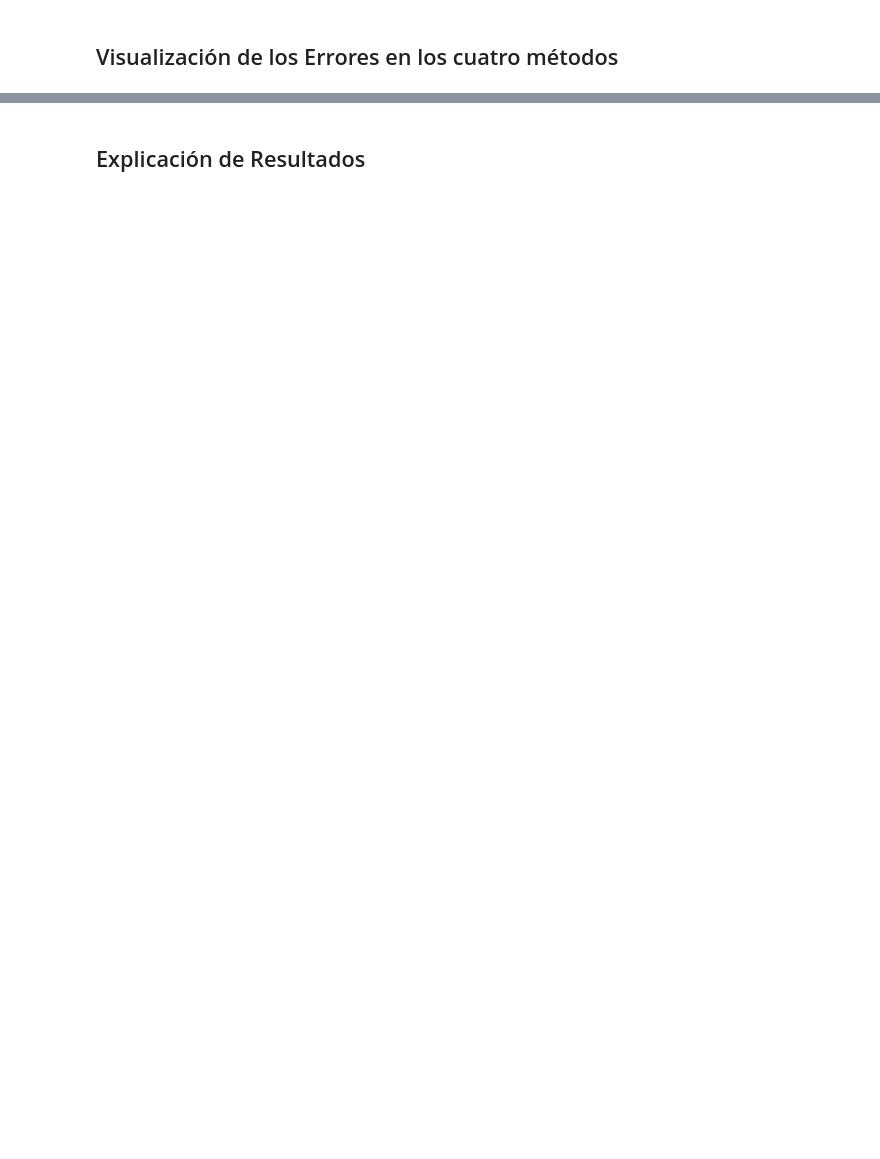
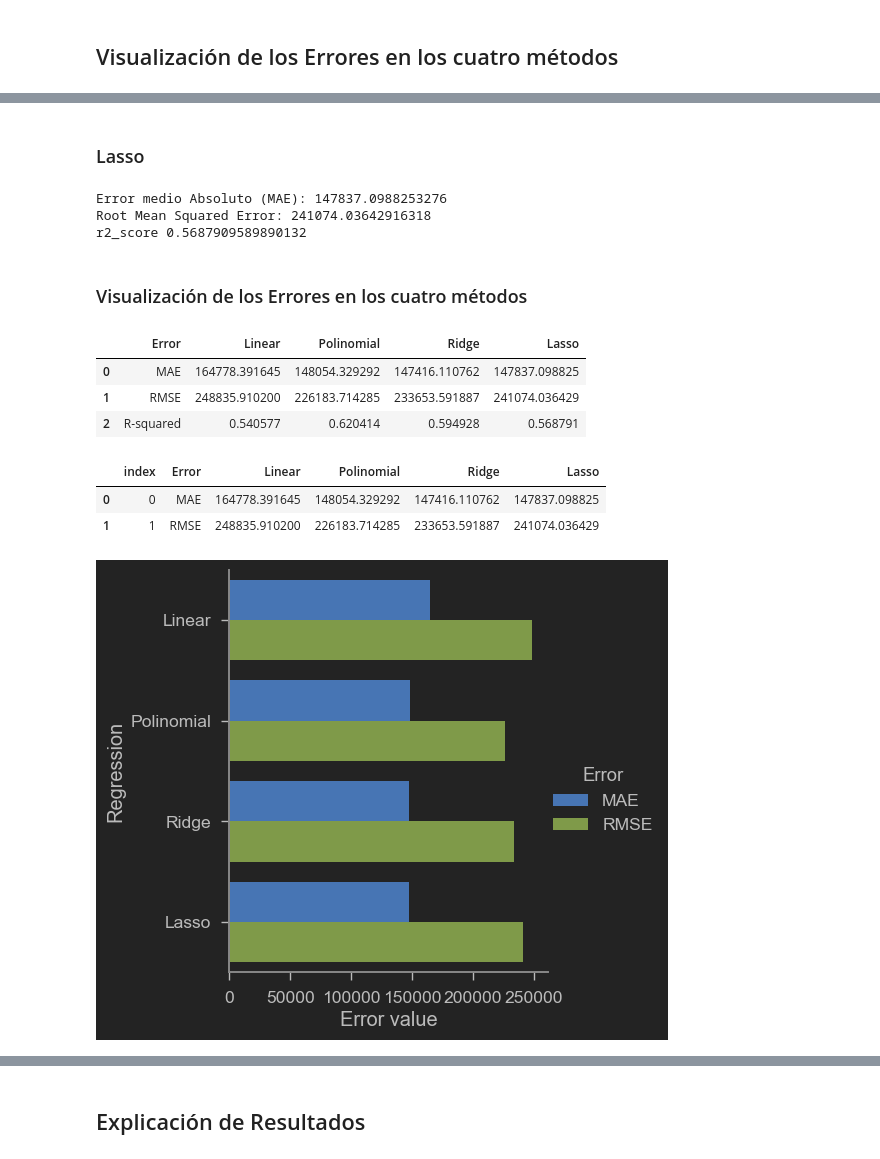
Before and after one commit to PosgradoMNA/actividades-de-aprendizaje-armandoBringas-a01200230, a Jupyter notebook: Activity_week_8/Actividad-7-Regresiones_y_K-means/TecMty_Regresion_lineal_polinomial.ipynb, the cells around one changed output, grey strips where cells are left out. Cells and saved outputs as stored; diff of their text form; code cells hidden in the pictures; blank space fills up the shorter version.

```diff
--- a/Activity_week_8/Actividad-7-Regresiones_y_K-means/TecMty_Regresion_lineal_polinomial.ipynb
+++ b/Activity_week_8/Actividad-7-Regresiones_y_K-means/TecMty_Regresion_lineal_polinomial.ipynb
@@ -744,0 +816,11 @@ plt.show()
+# %%
+poly_features = PolynomialFeatures(degree=3, include_bias=False)
+X_poly = poly_features.fit_transform(X.values)
+X_train_poly = poly_features.fit_transform(X_train.values)
+X_test_poly = poly_features.fit_transform(X_test.values)
+
+poly_reg_model = LinearRegression(fit_intercept=True)
+poly_reg_model.fit(X_train_poly, y_train)
+y_predict = poly_reg_model.predict(X_poly)
+
+poly_reg_MAE, poly_reg_RMSE, poly_reg_r2 = calculo_errores(y, y_predict)
@@ -744,0 +856,69 @@ plt.show()
+# %% [markdown]
+### Lasso
+# %%
+poly_features = PolynomialFeatures(degree=3, include_bias=False)
+X_poly = poly_features.fit_transform(X.values)
+X_train_pr = poly_features.fit_transform(X_train)
+X_test_pr = poly_features.fit_transform(X_test)
+
+alpha = 10
+
+lasso_model = Pipeline([
+    ("poly_features", poly_features),
+    ("scaler", StandardScaler()),
+    ("lasso", Lasso(alpha=alpha, random_state=42))
+])
+
+lasso_model.fit(X_train_pr, y_train)
+
+y_pred = lasso_model.predict(X_poly)
+
+lasso_reg_MAE, lasso_reg_RMSE, lasso_reg_r2 = calculo_errores(y, y_pred)
+# %% [output]
+Error medio Absoluto (MAE): 147837.0988253276
+Root Mean Squared Error: 241074.03642916318
+r2_score 0.5687909589890132
+# %% [markdown]
+### Visualización de los Errores en los cuatro métodos
+# %%
+error_comparison = {
+    'Method' : ['Linear', 'Polinomial', 'Ridge', 'Lasso'],
+    'MAE' : [lin_reg_MAE, poly_reg_MAE, ridge_reg_MAE, lasso_reg_MAE],
+    'RMSE' : [lin_reg_RMSE, poly_reg_RMSE, ridge_reg_RMSE, lasso_reg_RMSE],
+    'R-squared' : [lin_reg_r2, poly_reg_r2, ridge_reg_r2, lasso_reg_r2],
+}
+
+error_comparison = {
+    'Error' : ['MAE', 'RMSE', 'R-squared'],
+    'Linear' : [lin_reg_MAE, lin_reg_RMSE, lin_reg_r2],
+    'Polinomial' : [poly_reg_MAE, poly_reg_RMSE, poly_reg_r2],
+    'Ridge' : [ridge_reg_MAE, ridge_reg_RMSE, ridge_reg_r2],
+    'Lasso' : [lasso_reg_MAE, lasso_reg_RMSE, lasso_reg_r2]
+}
+
+error_comparison_df = pd.DataFrame(error_comparison)
+error_comparison_df
+# %% [output]
+|  | Error | Linear | Polinomial | Ridge | Lasso |
+| 0 | MAE | 164778.391645 | 148054.329292 | 147416.110762 | 147837.098825 |
+| 1 | RMSE | 248835.910200 | 226183.714285 | 233653.591887 | 241074.036429 |
+| 2 | R-squared | 0.540577 | 0.620414 | 0.594928 | 0.568791 |
+# %%
+error_comparison_df1 = error_comparison_df.drop([2], axis=0, inplace=False)
+error_comparison_df1.reset_index()
+# %% [output]
+|  | index | Error | Linear | Polinomial | Ridge | Lasso |
+| 0 | 0 | MAE | 164778.391645 | 148054.329292 | 147416.110762 | 147837.098825 |
+| 1 | 1 | RMSE | 248835.910200 | 226183.714285 | 233653.591887 | 241074.036429 |
+# %%
+# Aplicamos un 'melt' que es un 'unpivot' de los datos para que podamos graficarlos
+error_comparison_melt_df1 = pd.melt(
+    error_comparison_df1,
+    id_vars="Error",
+    var_name="Regression",
+    value_name="Error value")
+
+sns.catplot(data=error_comparison_melt_df1, x="Error value", y="Regression", hue='Error', kind="bar")
+plt.show()
+# %% [output]
+[figure, added]
```
Also changed, not shown: parts of 22 cells of this notebook.
